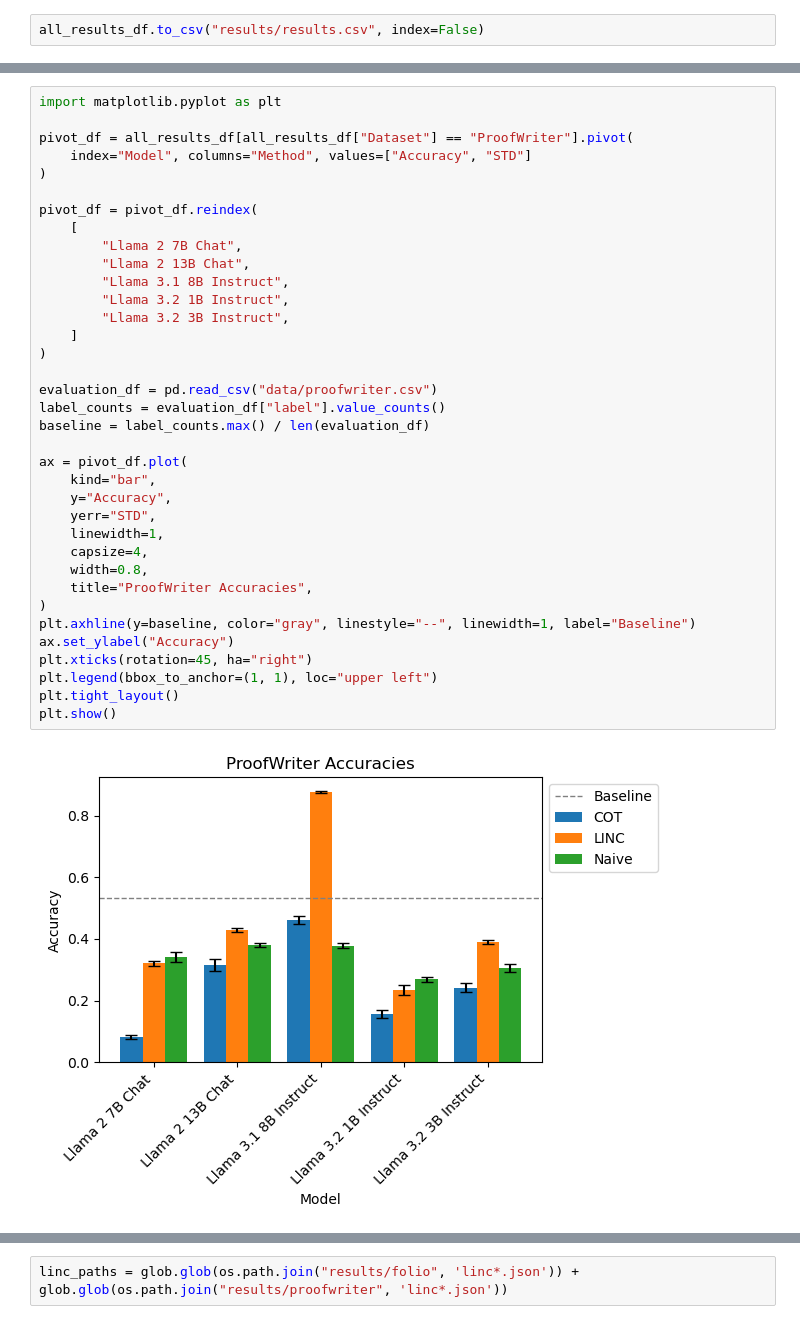
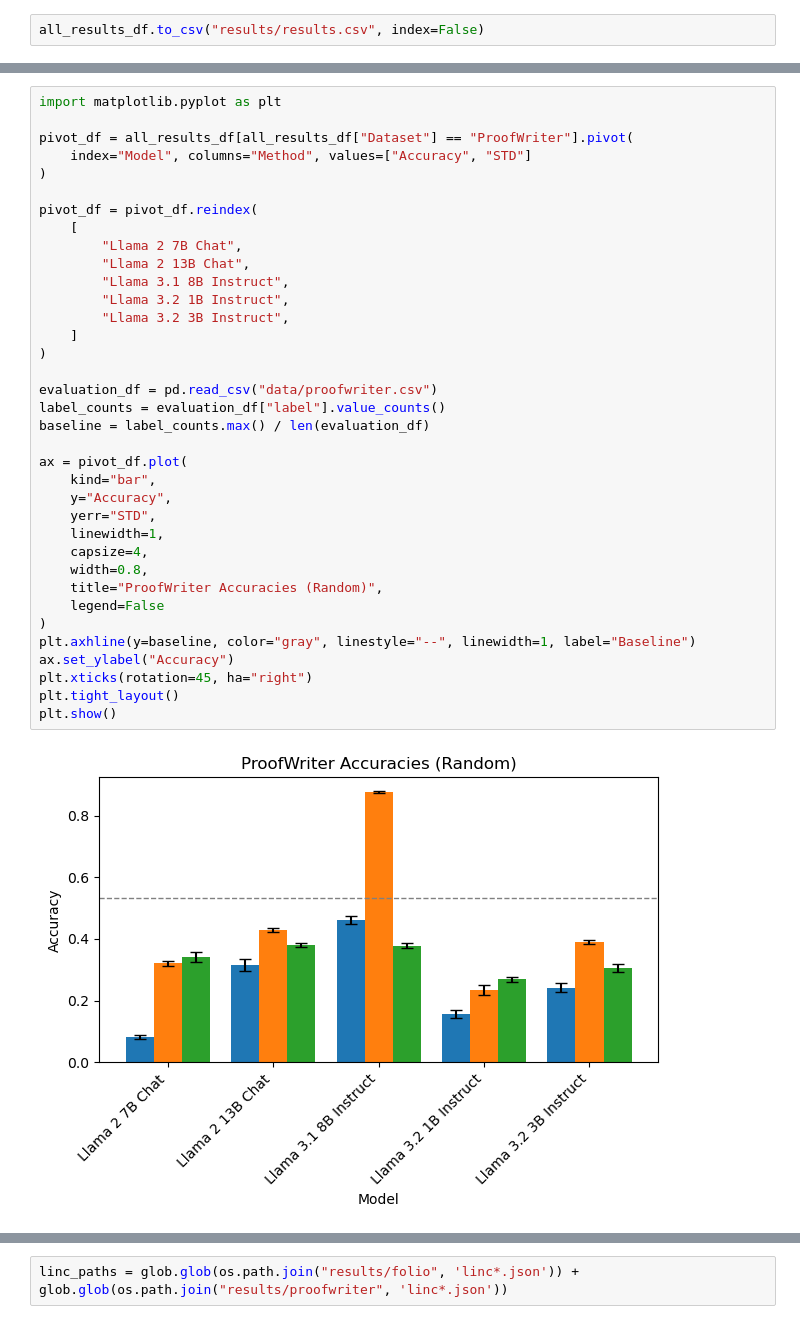
Before and after one commit to jortan02/linc, a Jupyter notebook: results.ipynb, the cells around one changed output, grey strips where cells are left out. Cells and saved outputs as stored; diff of their text form.

```diff
--- a/results.ipynb
+++ b/results.ipynb
@@ -201,33 +200,33 @@ pivot_df = all_results_df[all_results_df["Dataset"] == "ProofWriter"].pivot(
 )
 
 pivot_df = pivot_df.reindex(
     [
         "Llama 2 7B Chat",
         "Llama 2 13B Chat",
         "Llama 3.1 8B Instruct",
         "Llama 3.2 1B Instruct",
         "Llama 3.2 3B Instruct",
     ]
 )
 
 evaluation_df = pd.read_csv("data/proofwriter.csv")
 label_counts = evaluation_df["label"].value_counts()
 baseline = label_counts.max() / len(evaluation_df)
 
 ax = pivot_df.plot(
     kind="bar",
     y="Accuracy",
     yerr="STD",
     linewidth=1,
     capsize=4,
     width=0.8,
-    title="ProofWriter Accuracies",
+    title="ProofWriter Accuracies (Random)",
+    legend=False
 )
 plt.axhline(y=baseline, color="gray", linestyle="--", linewidth=1, label="Baseline")
 ax.set_ylabel("Accuracy")
 plt.xticks(rotation=45, ha="right")
-plt.legend(bbox_to_anchor=(1, 1), loc="upper left")
 plt.tight_layout()
 plt.show()
 # %% [output]
-[figure, old version]
+[figure, new version]
```
Also changed, not shown: parts of 8 cells of this notebook, 33 other files.
